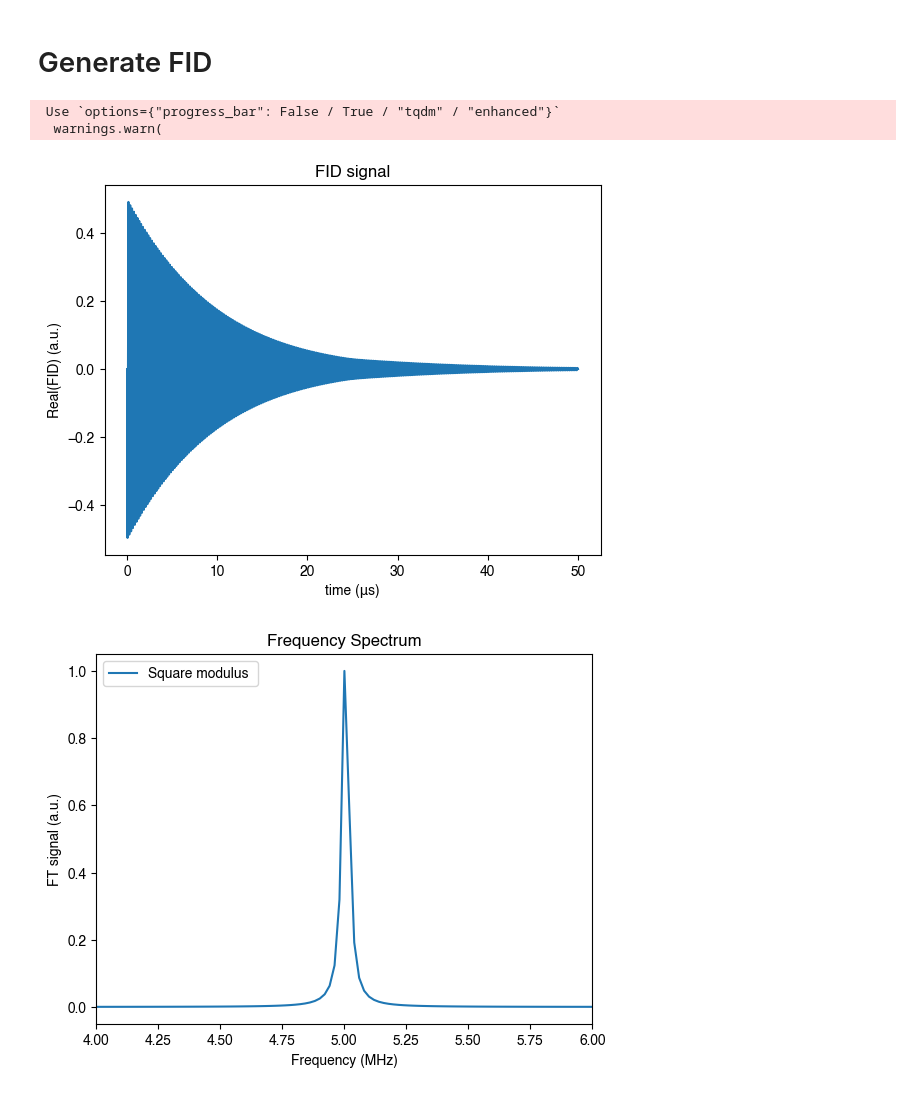
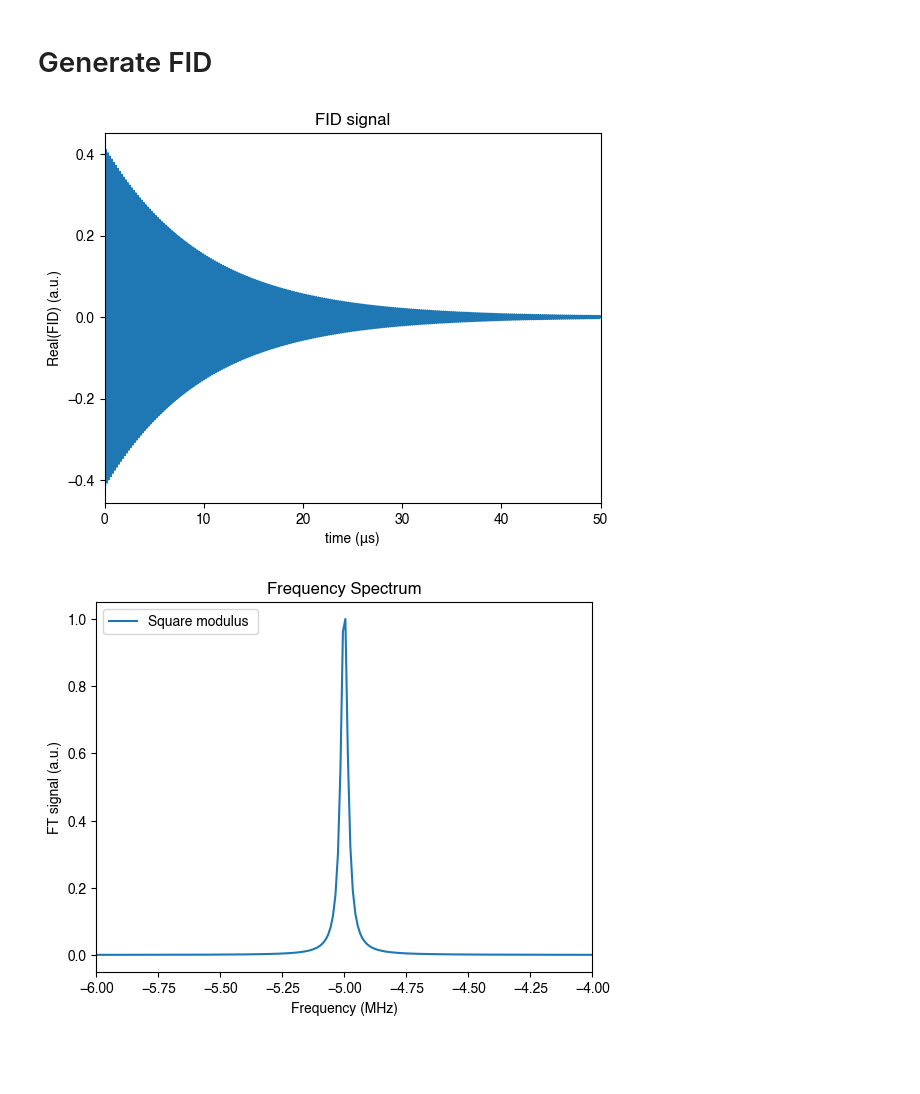
Before and after one commit to vemiBGH/PULSEE, a Jupyter notebook: demos/Pi_half_pulse_simple_Zeeman.ipynb, the cells around one changed output. Saved outputs shown, nothing was run; the diff lists cells and outputs as text; code cells hidden in the pictures; blank space fills up the shorter version.

```diff
--- a/demos/Pi_half_pulse_simple_Zeeman.ipynb
+++ b/demos/Pi_half_pulse_simple_Zeeman.ipynb
@@ -43,10 +42,2 @@ h_dict = {
 # %%
-args = h_dict.copy()
-spin_par = []
-for qn, gam in zip(QUANTUM_NUMBERS, GAMMA_2PIS):
-    spin_par.append({'quantum number': qn, 'gamma/2pi': gam})
-
-args['spin_par'] = spin_par
-args['zeem_par'] = zeem_par
-# Initial state is canocial
-spin, h_unperturbed, rho_0 = sim.nuclear_system_setup(**args)
+spin, h_unperturbed, rho_0 = sim.nuclear_system_setup(spin_par=spin_par, zeem_par=zeem_par)
@@ -73,6 +68,7 @@ PHASE_B1 = np.pi * 0
 POLAR_B1 = np.pi / 2  # pulse direction is in the transverse plane
 AZIMUTHAL_B1 = 0  # x-direction pulse
 TIP_ANGLE = np.pi / 2
-PULSE_TIME = TIP_ANGLE / (2 * np.pi * GAMMA_2PIS[0] * B1)  # using gamma/2pi, NOT gamma!
+PULSE_TIME = TIP_ANGLE / (2 * np.pi * GAMMA_2PI * B1)  # using gamma/2pi, NOT gamma!
+
 mode = Pulses(frequencies=[W0], amplitudes=[B1], phases=[PHASE_B1], theta_p=[POLAR_B1], phi_p=[AZIMUTHAL_B1],
               pulse_times=[PULSE_TIME])
@@ -85,6 +91,6 @@ PULSE_TIME
 # %%
-#Evolve the intial state until a square pi/2 pulse is applied using the magnus solver in the interaction picture
+#Evolve the initial state until a square pi/2 pulse is applied using the magnus solver in the interaction picture
 evolved_dm = sim.evolve(spin, h_unperturbed, rho_0, solver='magnus', picture='IP',
-                        mode=mode, n_points=166, order=1)
+                        mode=mode, n_points=N_POINTS_EVOLVE, order=1)
 evolved_dm
 # %% [output]
@@ -137,15 +131,12 @@ Evolved
 # %% [markdown]
 # Generate FID
 # %%
-t, fid = sim.FID_signal(spin, h_unperturbed, evolved_dm, acquisition_time=ACQUISITION_TIME, T2=T2, n_points=1000)
+t, fid = sim.FID_signal(spin, h_unperturbed, evolved_dm, acquisition_time=ACQUISITION_TIME, T2=T2, n_points=N_POINTS_FID)
-# %% [output]
- Use `options={"progress_bar": False / True / "tqdm" / "enhanced"}`
-  warnings.warn(
 # %%
 f, ft = sim.fourier_transform_signal(fid, t, padding=2)
 # %%
-psplt.plot_real_part_FID_signal(t, fid)
-_ = psplt.plot_fourier_transform(f, ft, square_modulus=True, save=False, xlim=(4, 6))
+psplt.plot_real_part_FID_signal(t, fid, xlim=(0, 50))
+_ = psplt.plot_fourier_transform(f, ft, square_modulus=True, save=False, xlim=(-6, -4))
 # %% [output]
-[figure, old version]
+[figure, new version]
-[figure, old version]
+[figure, new version]
```
Also changed, not shown: parts of 28 cells of this notebook, 8 other files.
